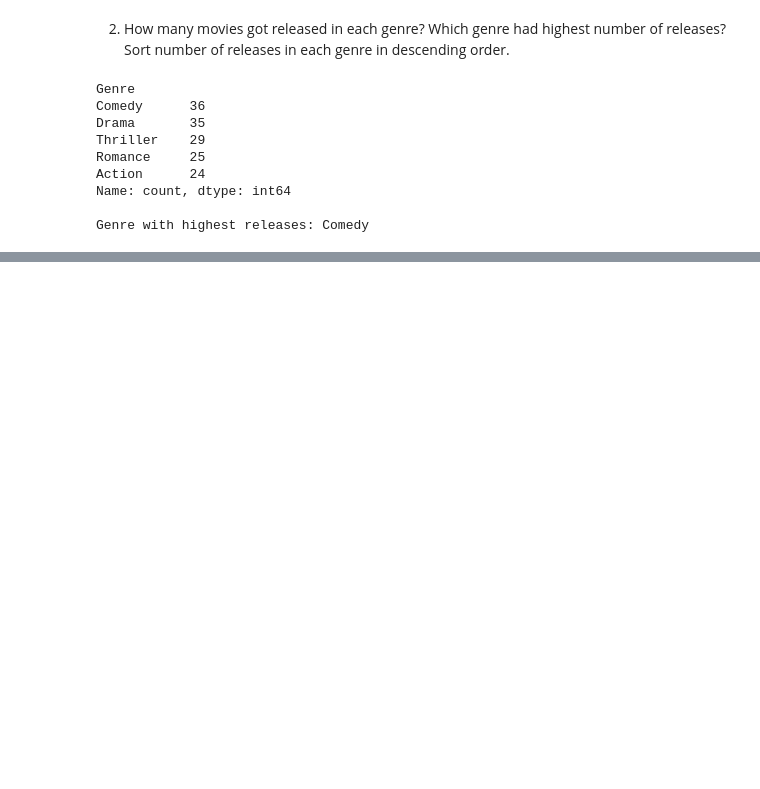
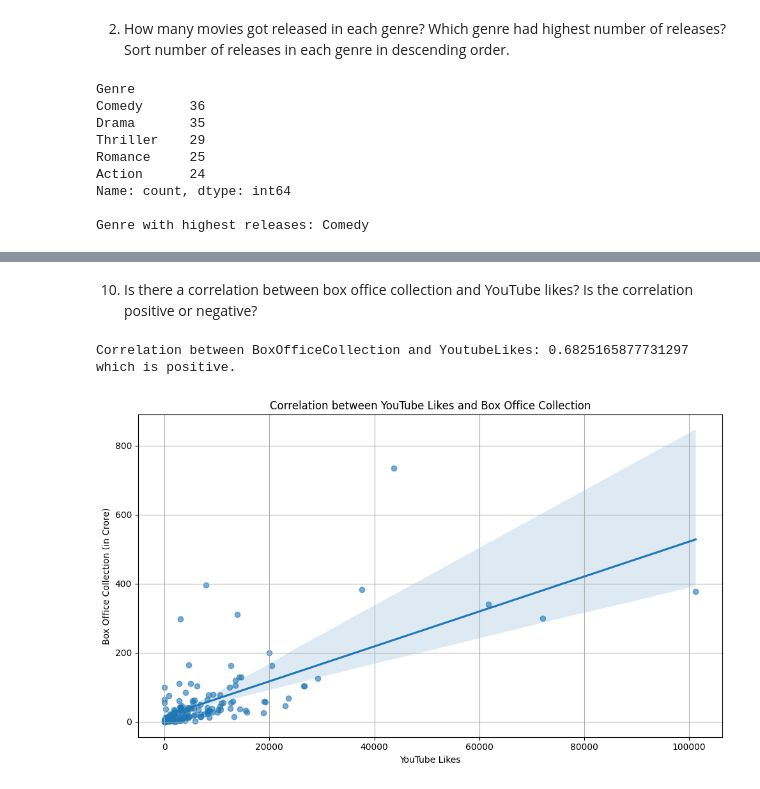
Before and after one commit to MehrabHussain47/Problem-Solving, a Jupyter notebook: _16.ipynb, the cells around one changed output, grey strips where cells are left out. Drawn from its saved outputs; the diff is of its cells as text; code cells hidden in the pictures; blank space fills up the shorter version.

```diff
--- a/_16.ipynb
+++ b/_16.ipynb
@@ -98,0 +225,16 @@ Genre with highest releases: Comedy
+# %% [markdown]
+10. Is there a correlation between box office collection and YouTube likes? Is the correlation positive or negative?
+# %%
+correlation = df['BoxOfficeCollection'].corr(df['YoutubeLikes'])
+print("Correlation between BoxOfficeCollection and YoutubeLikes:", correlation, "which is positive.")
+plt.figure(figsize=(10, 6))
+sns.regplot(x='YoutubeLikes', y='BoxOfficeCollection', data=df, scatter_kws={'alpha':0.6})
+plt.title('Correlation between YouTube Likes and Box Office Collection')
+plt.xlabel('YouTube Likes')
+plt.ylabel('Box Office Collection (in Crore)')
+plt.grid(True)
+plt.tight_layout()
+plt.show()
+# %% [output]
+Correlation between BoxOfficeCollection and YoutubeLikes: 0.6825165877731297 which is positive.
+[figure, added]
```
Also changed, not shown: parts of 16 cells of this notebook.
